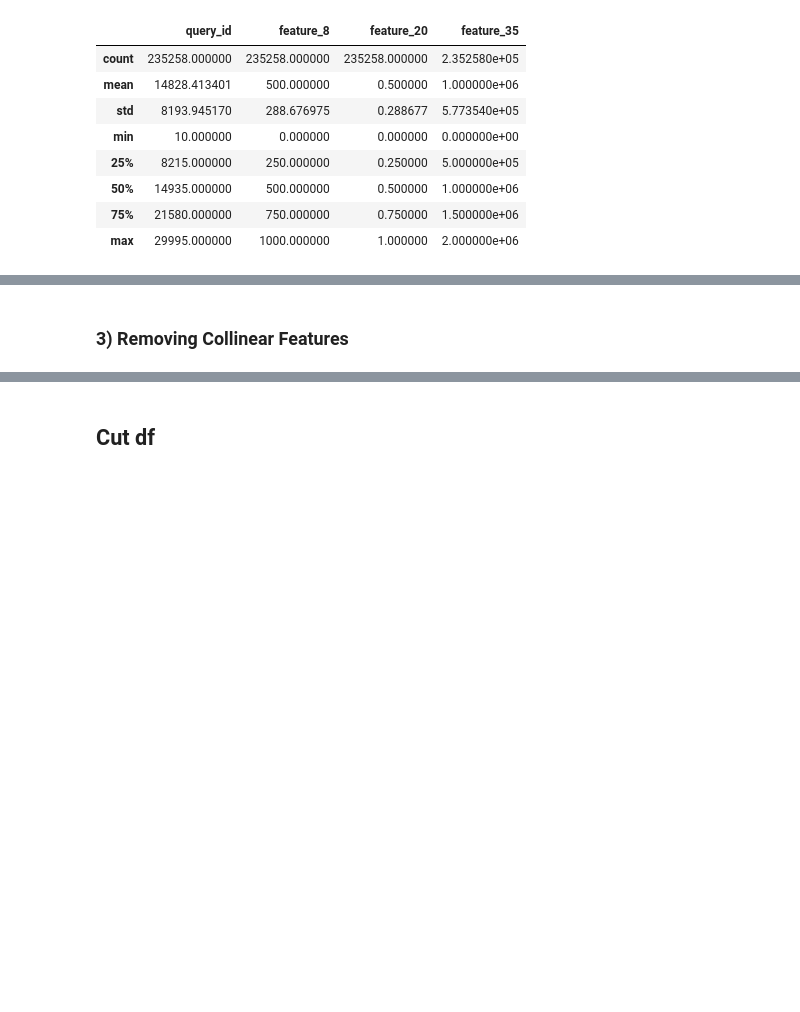
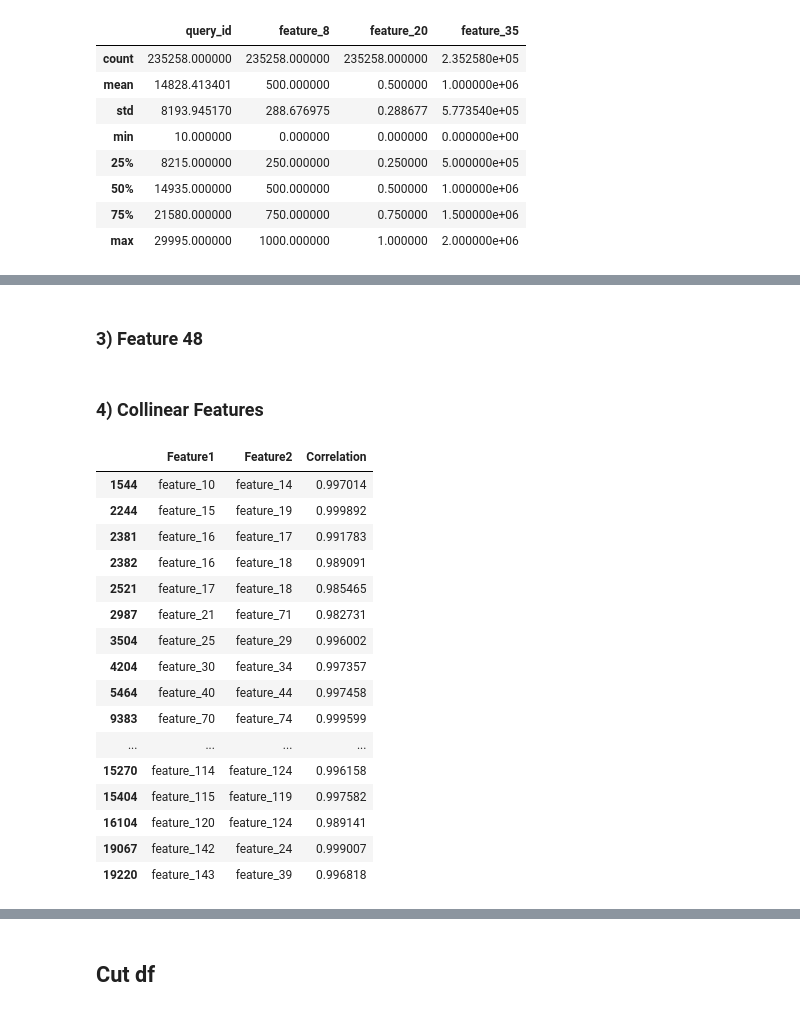
Before and after one commit to Tikhon-Radkevich/VK-Techno-Test, a Jupyter notebook: playground.ipynb, the cells around one changed output, grey strips where cells are left out. Saved outputs shown, nothing was run; the diff lists cells and outputs as text; code cells hidden in the pictures; blank space fills up the shorter version.

Commit message:
distribution analysis; todo: collinear features

```diff
--- a/playground.ipynb
+++ b/playground.ipynb
@@ -96,2 +143,4 @@ describe[cols]
 # %%
 df.drop(columns=["feature_8", "feature_20", "feature_35"], inplace=True)
+# %% [markdown]
+### 3) Feature 48
@@ -98,9 +152,34 @@ df.drop(columns=["feature_8", "feature_20", "feature_35"], inplace=True)
 # %% [markdown]
-### 3) Removing Collinear Features
+### 4) Collinear Features
+# %%
+describe = df.describe()
+correlation_matrix = df.corr()
 # %%
-# correlation_matrix = df.corr().abs()
-#
-# high_correlation_pairs = correlation_matrix.where(np.triu(np.ones(correlation_matrix.shape), k=1).astype(bool))
-# collinear_features = [column for column in high_correlation_pairs.columns if any(high_correlation_pairs[column] == 1)]
-#
-# collinear_features
+# Идентификация пар признаков с корреляцией выше 0.95
+high_corr_pairs = correlation_matrix.stack().reset_index()
+high_corr_pairs.columns = ["Feature1", "Feature2", "Correlation"]
+high_corr_pairs = high_corr_pairs[(high_corr_pairs["Feature1"] != high_corr_pairs["Feature2"]) &
+                                  (abs(high_corr_pairs["Correlation"]) > 0.98)]
+
+# Удаление дубликатов (пары A-B и B-A)
+high_corr_pairs = high_corr_pairs.loc[high_corr_pairs["Feature1"] < high_corr_pairs["Feature2"]]
+
+high_corr_pairs
+# %% [output]
+|  | Feature1 | Feature2 | Correlation |
+| 1544 | feature_10 | feature_14 | 0.997014 |
+| 2244 | feature_15 | feature_19 | 0.999892 |
+| 2381 | feature_16 | feature_17 | 0.991783 |
+| 2382 | feature_16 | feature_18 | 0.989091 |
+| 2521 | feature_17 | feature_18 | 0.985465 |
+| 2987 | feature_21 | feature_71 | 0.982731 |
+| 3504 | feature_25 | feature_29 | 0.996002 |
+| 4204 | feature_30 | feature_34 | 0.997357 |
+| 5464 | feature_40 | feature_44 | 0.997458 |
+| 9383 | feature_70 | feature_74 | 0.999599 |
+| ... | ... | ... | ... |
+| 15270 | feature_114 | feature_124 | 0.996158 |
+| 15404 | feature_115 | feature_119 | 0.997582 |
+| 16104 | feature_120 | feature_124 | 0.989141 |
+| 19067 | feature_142 | feature_24 | 0.999007 |
+| 19220 | feature_143 | feature_39 | 0.996818 |
```
Also changed, not shown: parts of 19 cells of this notebook.
